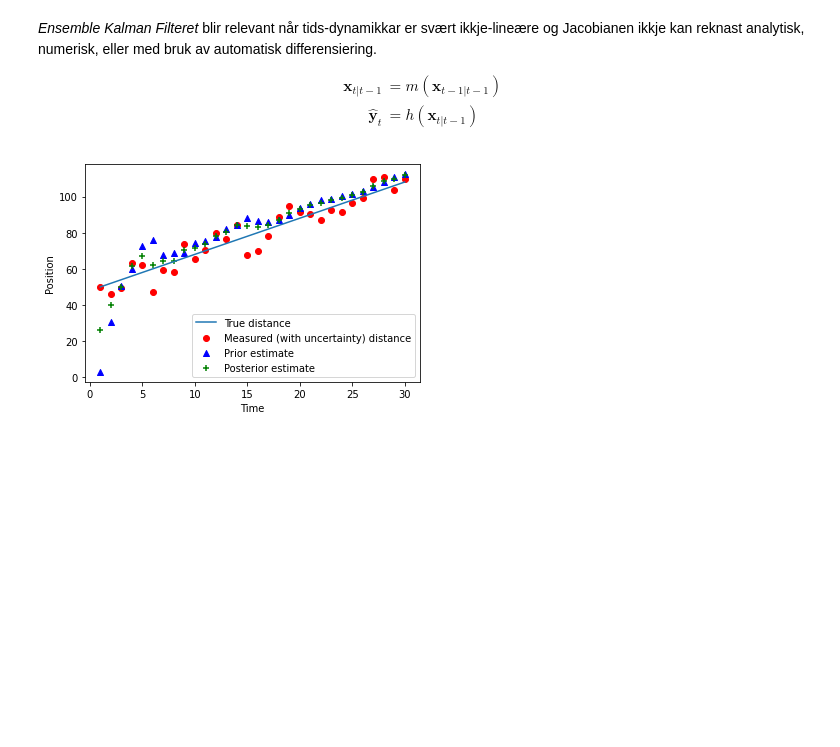
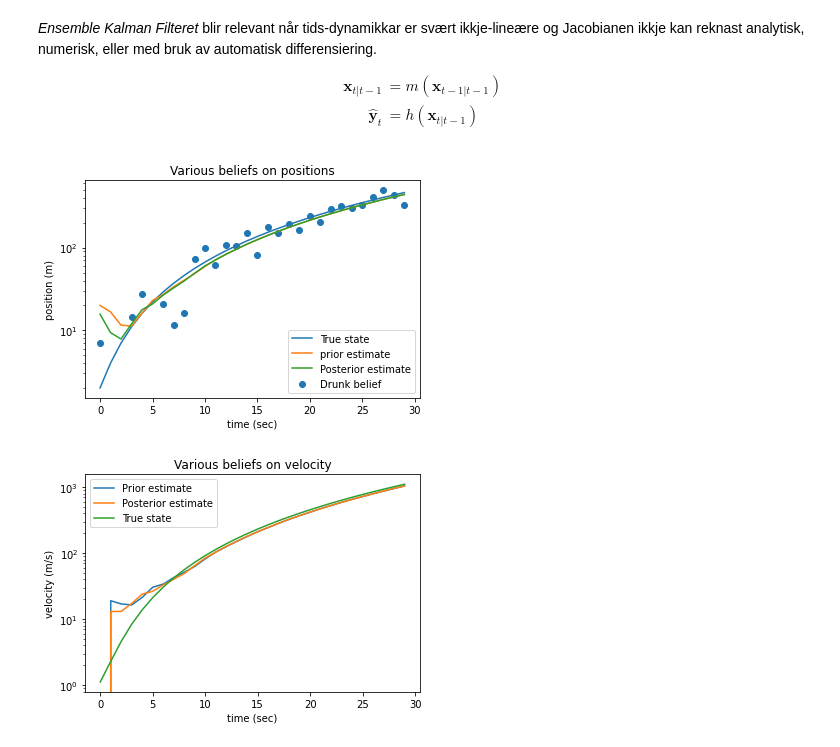
Before and after one commit to Sonat-Consulting/kf-demo, a Jupyter notebook: ensemble-kalman-filter/ensemble-kalman-filter.ipynb, the cells around one changed output. Drawn from its saved outputs; the diff is of its cells as text; code cells hidden in the pictures; blank space fills up the shorter version.

Commit message:
Updated drunk-driving enkf example

```diff
--- a/ensemble-kalman-filter/ensemble-kalman-filter.ipynb
+++ b/ensemble-kalman-filter/ensemble-kalman-filter.ipynb
@@ -116,16 +134,52 @@ for t in range(T):
-# %%
-# Inspect
-plot1 = plt.figure(1)
-plt.plot(time, pos_truth)
-plt.scatter(time, pos_obs, color="red")
-plt.ylabel('Position')
-plt.xlabel('Time')
-plt.scatter(time, mu_prior, color="blue", marker="^")
-plt.scatter(time, mu_posterior, color="green", marker="+")
-plt.legend(['True distance',
-            'Measured (with uncertainty) distance',
-            'Prior estimate',
-            'Posterior estimate'])
-plt.show()
-# %% [output]
-[figure, removed]
+# %%
+# Assimilate over time
+T=30
+#xs = []
+time = []
+xs_prior = []
+xs_posterior = []
+track = []
+drunk_belief = []
+for t in range(T):
+    enkf.Sigma_y = 10* enkf.mu[0]
+    time.append(t)
+    y = drunk.shouts_out_his_position(var_y=enkf.Sigma_y)
+    xs_prior.append(enkf.mu)
+    drunk_belief.append(y)
+    track.append((drunk.p, drunk.v))
+    enkf.update(array([y]))
+    xs_posterior.append(enkf.mu)
+    xs.append(enkf.mu)
+    enkf.predict()
+# %%
+# Inspect
+pos_prior = [x[0] for x in xs_prior]
+pos_posterior = [x[0] for x in xs_posterior]
+track = asarray(track)
+plot1 = plt.figure(1)
+plt.plot(time, track[:,0])
+plt.plot(time, pos_prior)
+plt.plot(time, pos_posterior)
+plt.scatter(time, drunk_belief)
+plt.yscale('log')
+plt.title("Various beliefs on positions")
+plt.ylabel("position (m)")
+plt.xlabel("time (sec)")
+plt.legend(["True state", "prior estimate", 'Posterior estimate', "Drunk belief"])
+plt.show()
+
+vel_prior = [x[1] for x in xs_prior]
+vel_posterior = [x[1] for x in xs_posterior]
+plot2 = plt.figure(2)
+plt.plot(time, vel_prior)
+plt.plot(time, vel_posterior)
+plt.plot(time, track[:,1])
+plt.yscale('log')
+plt.title("Various beliefs on velocity")
+plt.ylabel("velocity (m/s)")
+plt.xlabel("time (sec)")
+plt.legend(["Prior estimate", 'Posterior estimate', "True state"])
+plt.show()
+# %% [output]
+[figure, added]
+[figure, added]
```
Also changed, not shown: parts of 6 cells of this notebook.
